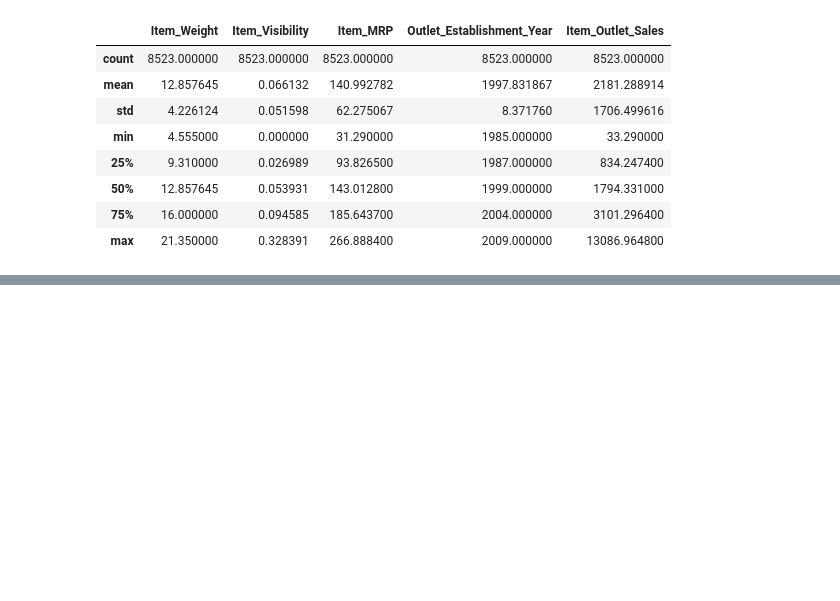
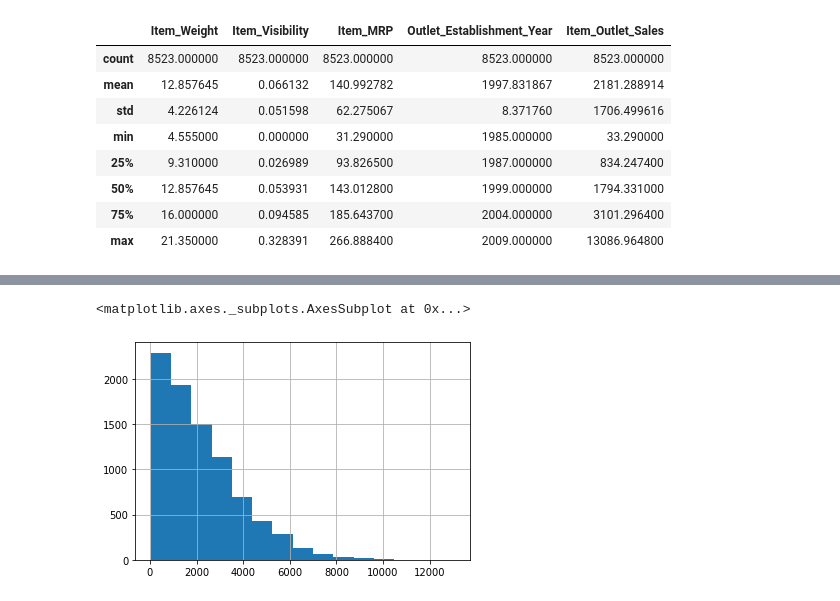
Before and after one commit to kpaulfran/sales-predictions, a Jupyter notebook: project1.ipynb, the cells around one changed output, grey strips where cells are left out. Cells and saved outputs as stored; diff of their text form; code cells hidden in the pictures; blank space fills up the shorter version.

```diff
--- a/project1.ipynb
+++ b/project1.ipynb
@@ -240,0 +264,7 @@ df.describe()
+# %%
+df['Item_Outlet_Sales'].hist(bins = 15)
+
+#Las ventas se concentran su mayoria entre los valores de 0 y 4000.
+# %% [output]
+<matplotlib.axes._subplots.AxesSubplot at 0x...>
+[figure, added]
```
Also changed, not shown: parts of 13 cells of this notebook.
